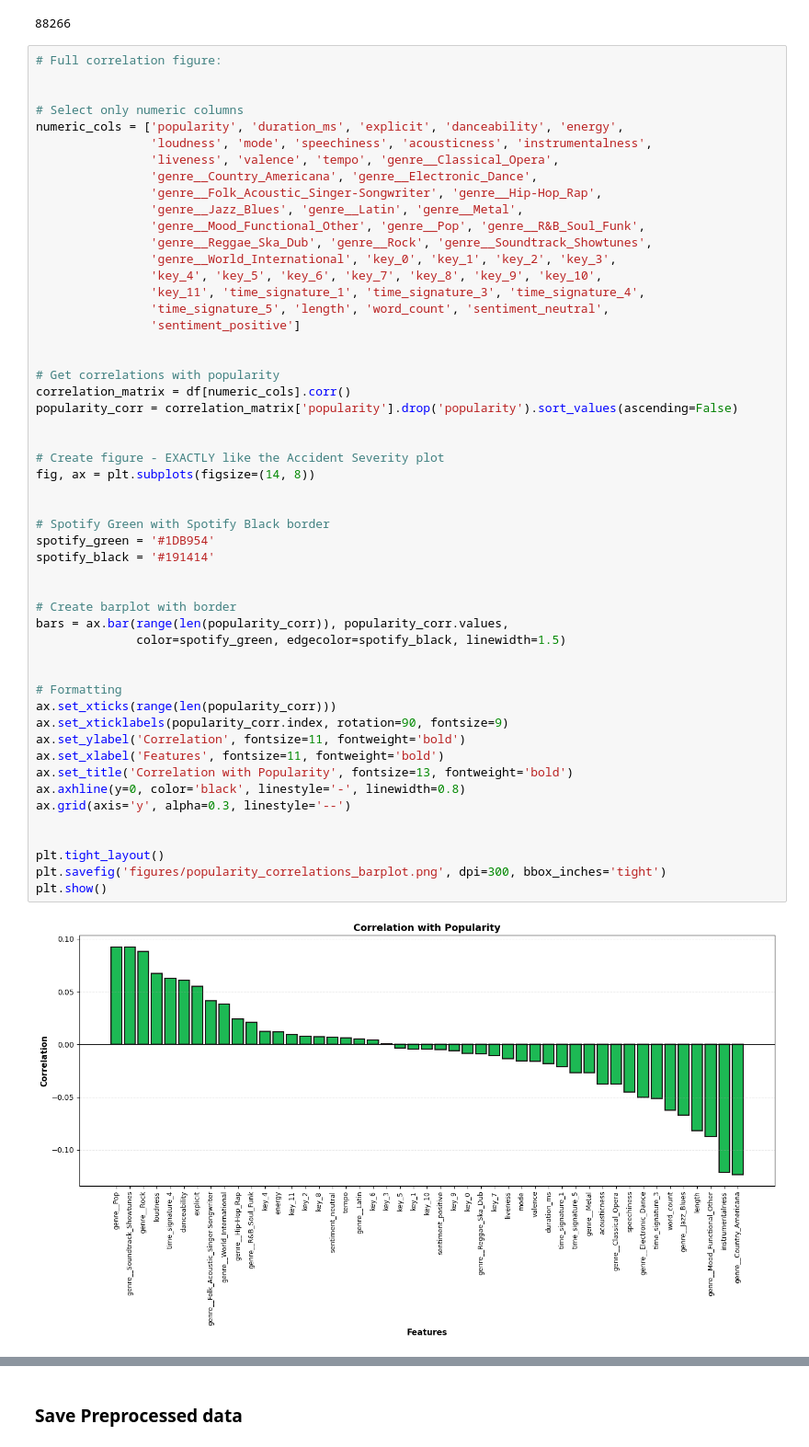
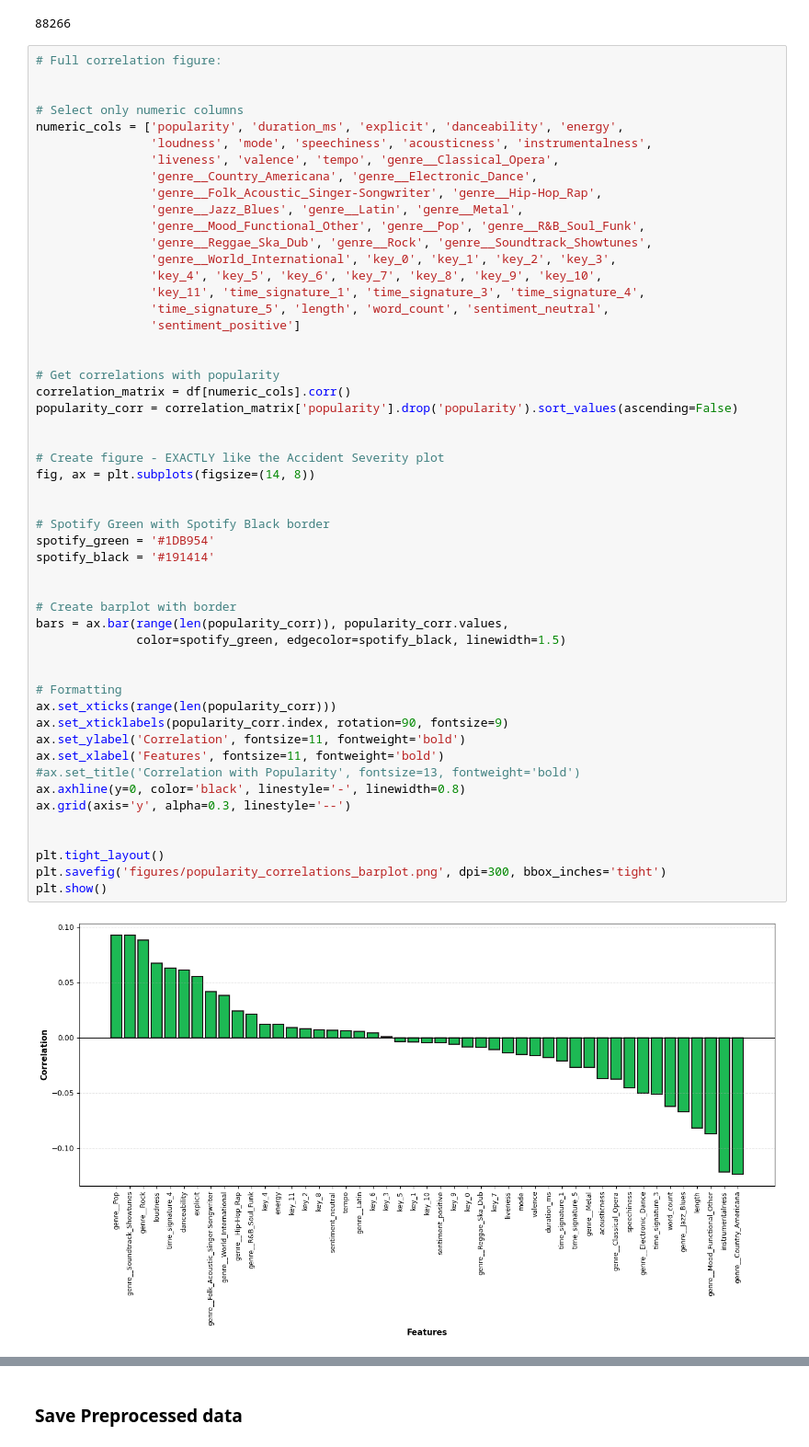
Before and after one commit to clara-opp/datamining_group12, a Jupyter notebook: Preprocessing.ipynb, the cells around one changed output, grey strips where cells are left out. Shown at 92% size. Saved outputs shown, nothing was run; the diff lists cells and outputs as text.

```diff
--- a/Preprocessing.ipynb
+++ b/Preprocessing.ipynb
@@ -847,35 +844,35 @@ correlation_matrix = df[numeric_cols].corr()
 popularity_corr = correlation_matrix['popularity'].drop('popularity').sort_values(ascending=False)
 
 
 # Create figure - EXACTLY like the Accident Severity plot
 fig, ax = plt.subplots(figsize=(14, 8))
 
 
 # Spotify Green with Spotify Black border
 spotify_green = '#1DB954'
 spotify_black = '#191414'
 
 
 # Create barplot with border
 bars = ax.bar(range(len(popularity_corr)), popularity_corr.values,
               color=spotify_green, edgecolor=spotify_black, linewidth=1.5)
 
 
 # Formatting
 ax.set_xticks(range(len(popularity_corr)))
 ax.set_xticklabels(popularity_corr.index, rotation=90, fontsize=9)
 ax.set_ylabel('Correlation', fontsize=11, fontweight='bold')
 ax.set_xlabel('Features', fontsize=11, fontweight='bold')
-ax.set_title('Correlation with Popularity', fontsize=13, fontweight='bold')
+#ax.set_title('Correlation with Popularity', fontsize=13, fontweight='bold')
 ax.axhline(y=0, color='black', linestyle='-', linewidth=0.8)
 ax.grid(axis='y', alpha=0.3, linestyle='--')
 
 
 plt.tight_layout()
 plt.savefig('figures/popularity_correlations_barplot.png', dpi=300, bbox_inches='tight')
 plt.show()
 # %% [output]
-[figure, old version]
+[figure, new version]
 # %%
 # Create figure - flatter (smaller height)
 fig, ax = plt.subplots(figsize=(12, 5))
```
Also changed, not shown: parts of 2 cells of this notebook, 15 other files.
